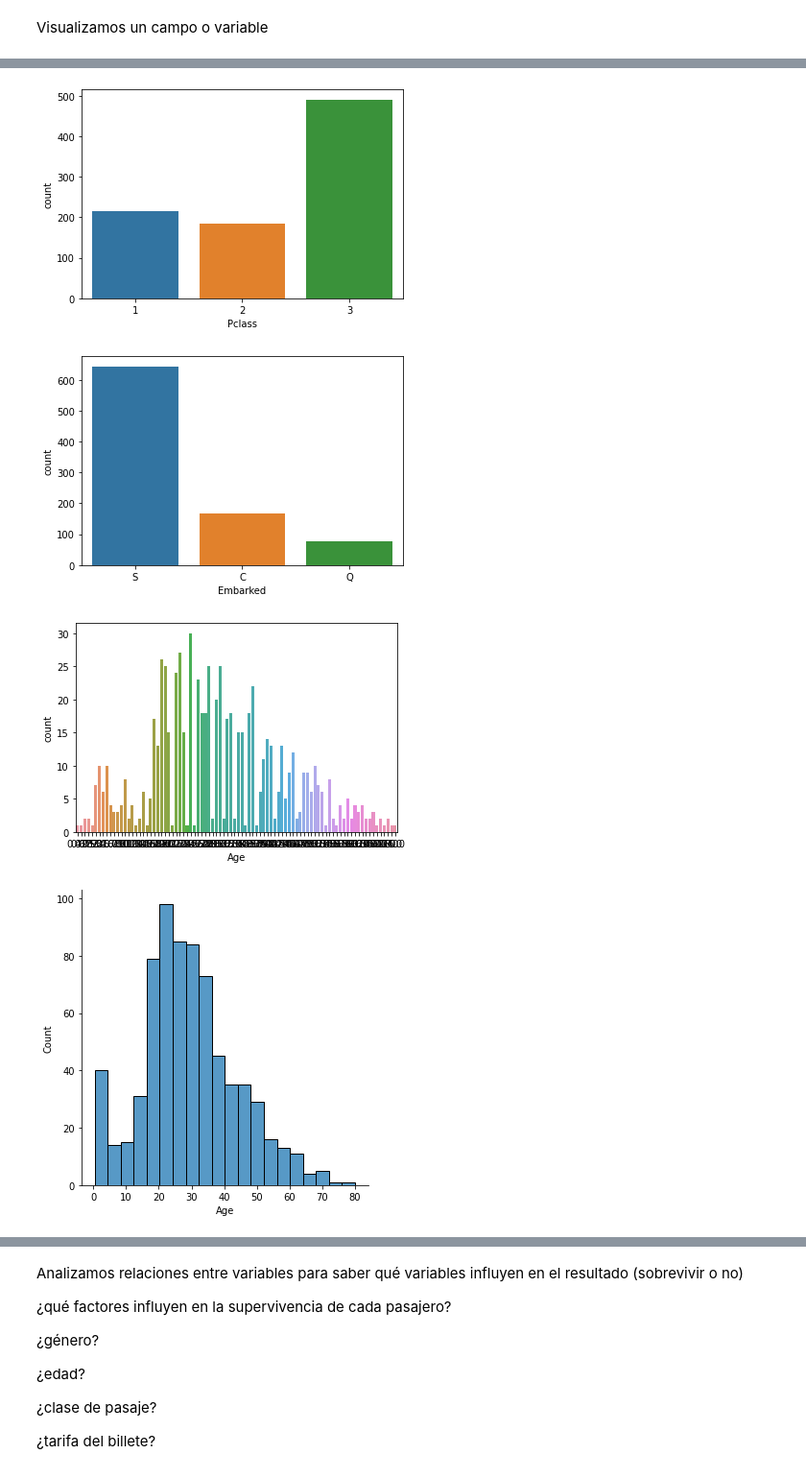
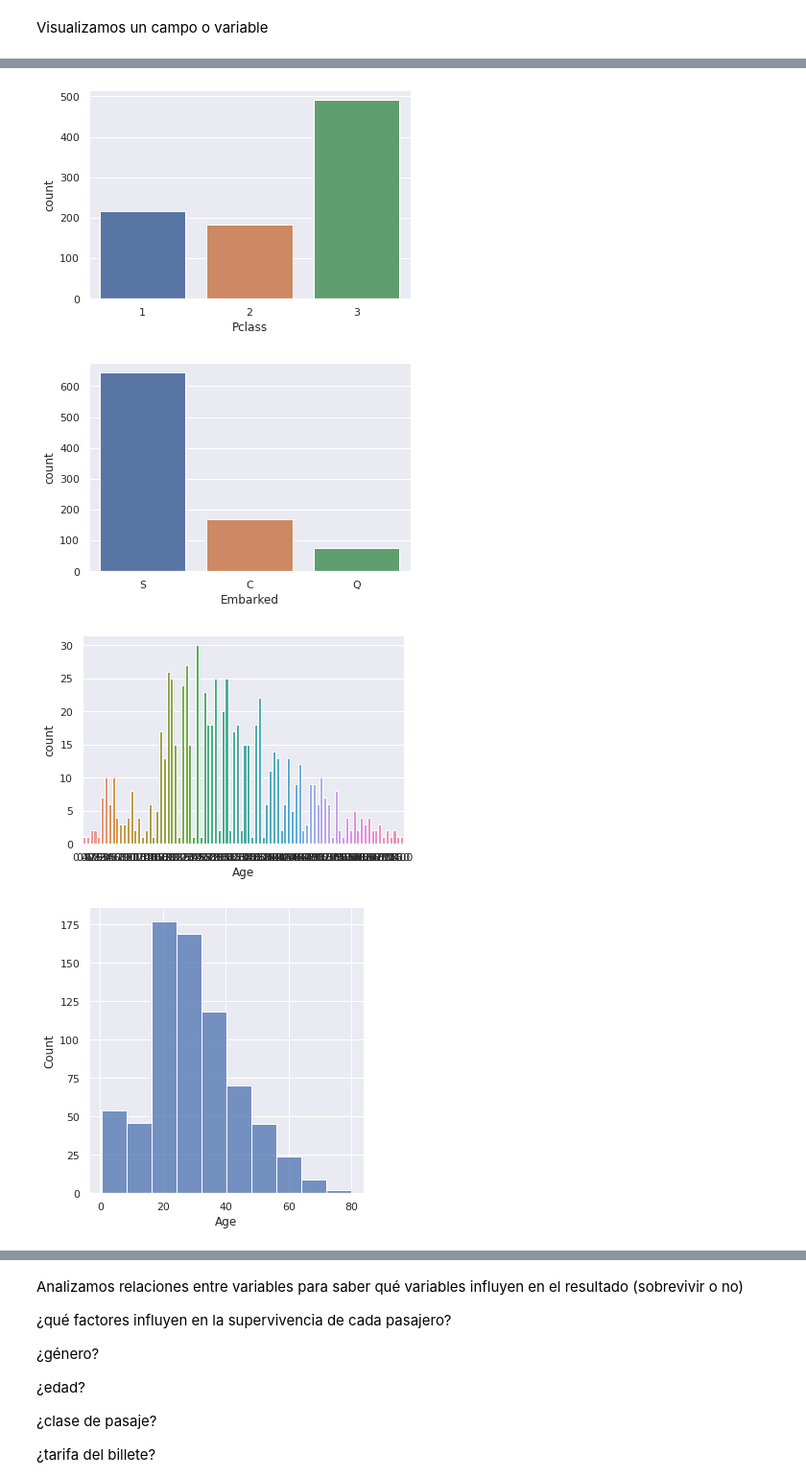
Before and after one commit to wilmerod/Curso-de-introduccion-a-Big-Data-Parte-2-nov2021, a Jupyter notebook: 8_EDA_Titanic.ipynb, the cells around one changed output, grey strips where cells are left out. Shown at 96% size. Drawn from its saved outputs; the diff is of its cells as text; code cells hidden in the pictures.

```diff
--- a/8_EDA_Titanic.ipynb
+++ b/8_EDA_Titanic.ipynb
@@ -326,6 +380,7 @@ La visualización permite explorar los datos de forma más rápida y aproximarno
 #Importamos librerías para visualización
 import matplotlib.pyplot as plt
 import seaborn as sns
+sns.set()
 # %% [markdown]
 Visualizamos un campo o variable
 # %%
@@ -342,23 +397,23 @@ plt.show()
 sns.countplot(data=train_data, x="Pclass")
 plt.show()
 # %% [output]
-[figure, old version]
+[figure, new version]
 # %%
 sns.countplot(data=train_data, x="Embarked")
 plt.show()
 # %% [output]
-[figure, old version]
+[figure, new version]
 # %%
 sns.countplot(data=train_data, x="Age")
 plt.show()
 # %% [output]
-[figure, old version]
+[figure, new version]
 # %%
 #Usamos gráfico de frecuencias agrupadas
-sns.displot(data=train_data, x="Age")
+sns.displot(data=train_data, x="Age",bins=10)
 plt.show()
 # %% [output]
-[figure, old version]
+[figure, new version]
 # %%
 sns.displot(data=train_data, x="Age_2")
 plt.show()
```
Also changed, not shown: parts of 34 cells of this notebook.
